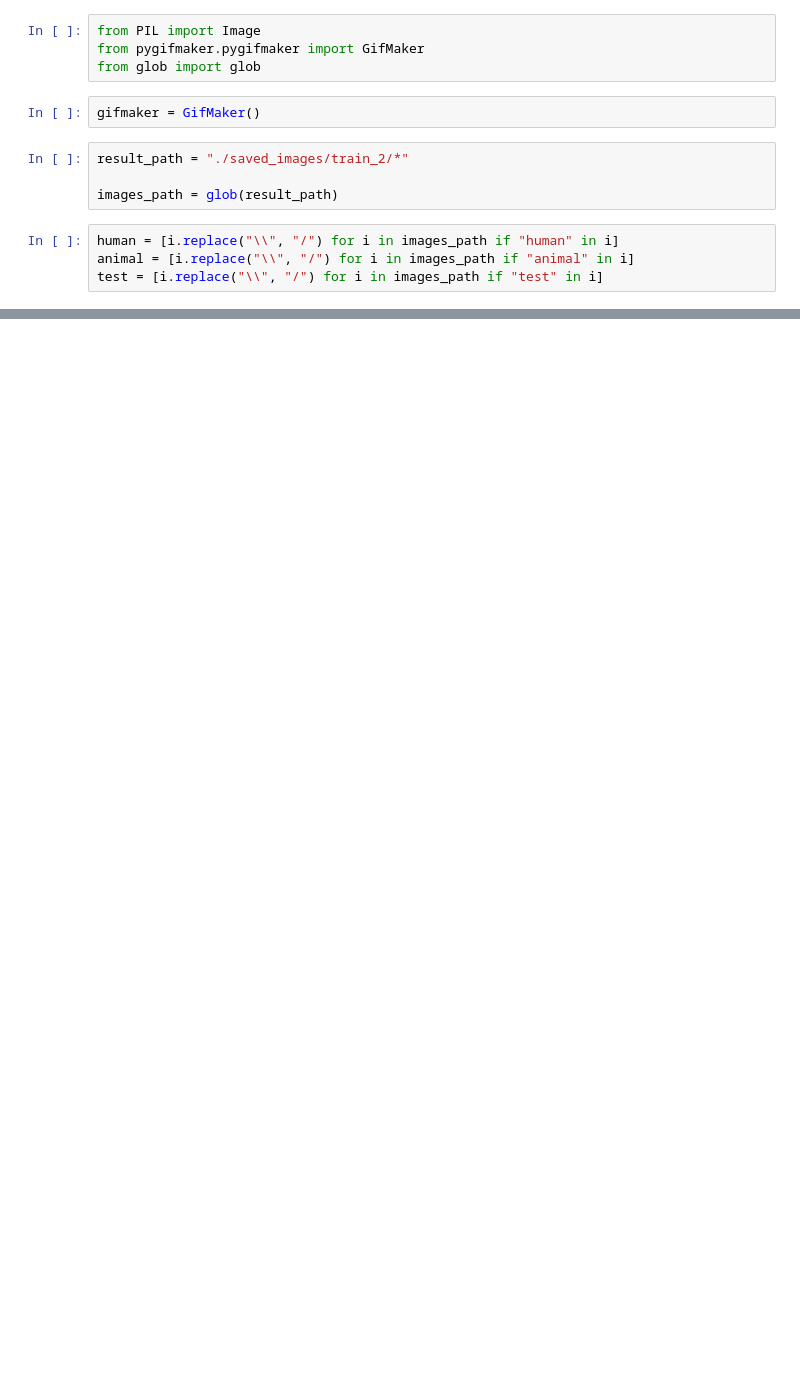
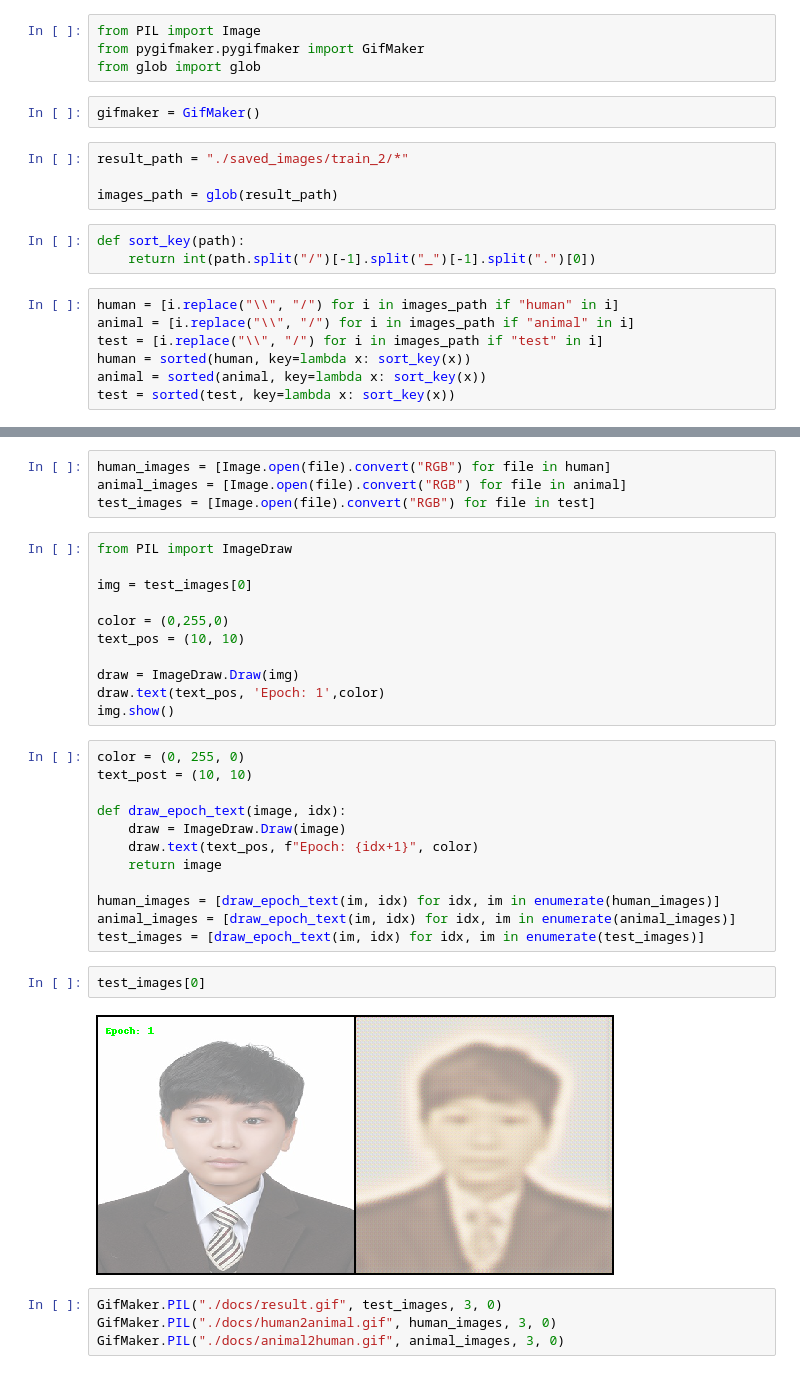
Before and after one commit to yoonhero/resemble_gan, a Jupyter notebook: ResembleCycleGAN/animation.ipynb, the cells around one changed output, grey strips where cells are left out. Drawn from its saved outputs; the diff is of its cells as text; blank space fills up the shorter version.

```diff
--- a/ResembleCycleGAN/animation.ipynb
+++ b/ResembleCycleGAN/animation.ipynb
@@ -8,7 +8,13 @@ gifmaker = GifMaker()
 result_path = "./saved_images/train_2/*"
 
 images_path = glob(result_path)
+# %%
+def sort_key(path):
+    return int(path.split("/")[-1].split("_")[-1].split(".")[0])
 # %%
 human = [i.replace("\\", "/") for i in images_path if "human" in i]
 animal = [i.replace("\\", "/") for i in images_path if "animal" in i]
 test = [i.replace("\\", "/") for i in images_path if "test" in i]
+human = sorted(human, key=lambda x: sort_key(x))
+animal = sorted(animal, key=lambda x: sort_key(x))
+test = sorted(test, key=lambda x: sort_key(x))
@@ -26,2 +28,37 @@ Image(url='result.gif')
 # %% [output]
 [interactive output not drawn]
+# %%
+human_images = [Image.open(file).convert("RGB") for file in human]
+animal_images = [Image.open(file).convert("RGB") for file in animal]
+test_images = [Image.open(file).convert("RGB") for file in test]
+# %%
+from PIL import ImageDraw
+
+img = test_images[0]
+
+color = (0,255,0)
+text_pos = (10, 10)
+
+draw = ImageDraw.Draw(img)
+draw.text(text_pos, 'Epoch: 1',color)
+img.show()
+# %%
+color = (0, 255, 0)
+text_post = (10, 10)
+
+def draw_epoch_text(image, idx):
+    draw = ImageDraw.Draw(image)
+    draw.text(text_pos, f"Epoch: {idx+1}", color)
+    return image
+
+human_images = [draw_epoch_text(im, idx) for idx, im in enumerate(human_images)]
+animal_images = [draw_epoch_text(im, idx) for idx, im in enumerate(animal_images)]
+test_images = [draw_epoch_text(im, idx) for idx, im in enumerate(test_images)]
+# %%
+test_images[0]
+# %% [output]
+[figure, added]
+# %%
+GifMaker.PIL("./docs/result.gif", test_images, 3, 0)
+GifMaker.PIL("./docs/human2animal.gif", human_images, 3, 0)
+GifMaker.PIL("./docs/animal2human.gif", animal_images, 3, 0)
```
Also changed, not shown: parts of 3 cells of this notebook, 6 other files.
